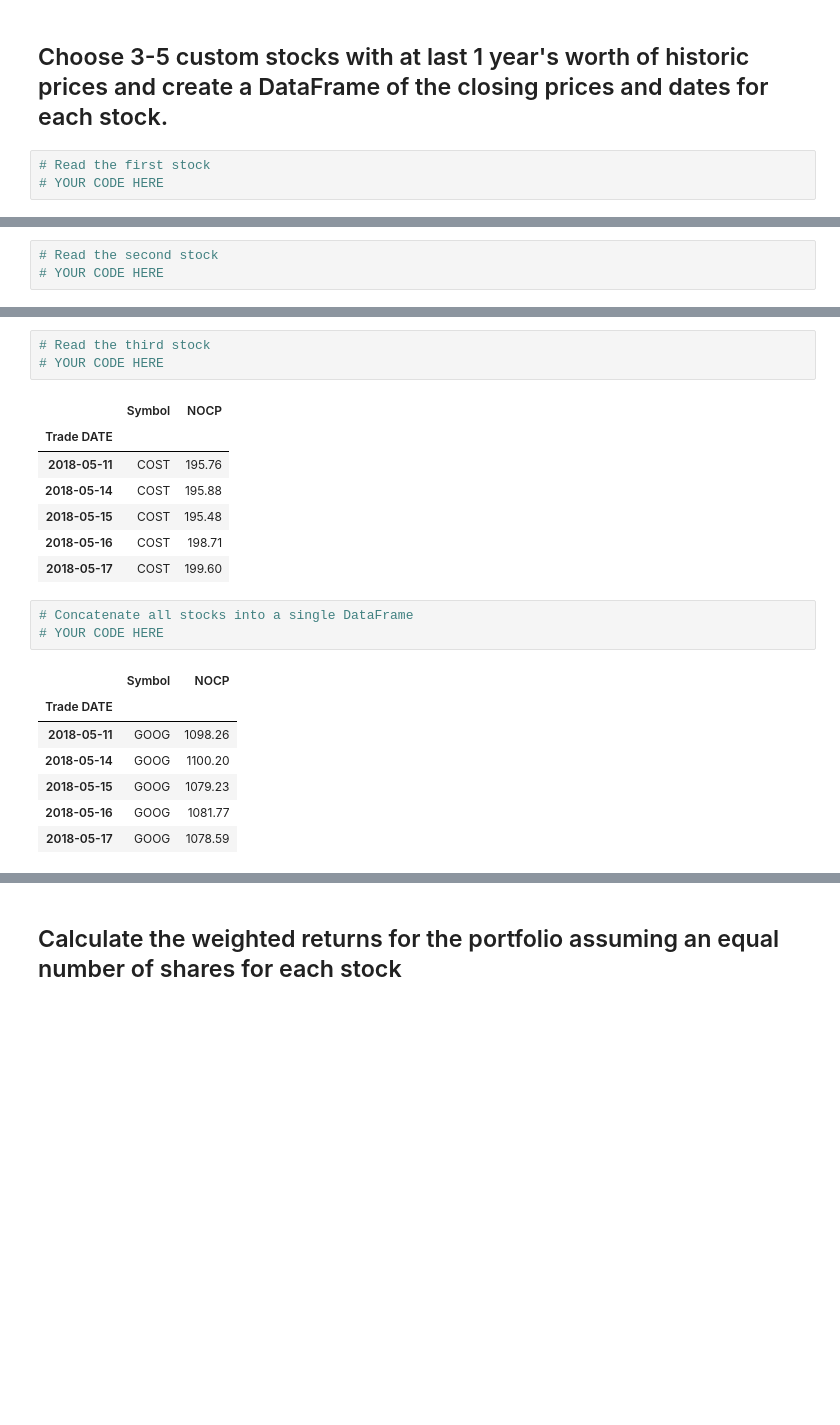
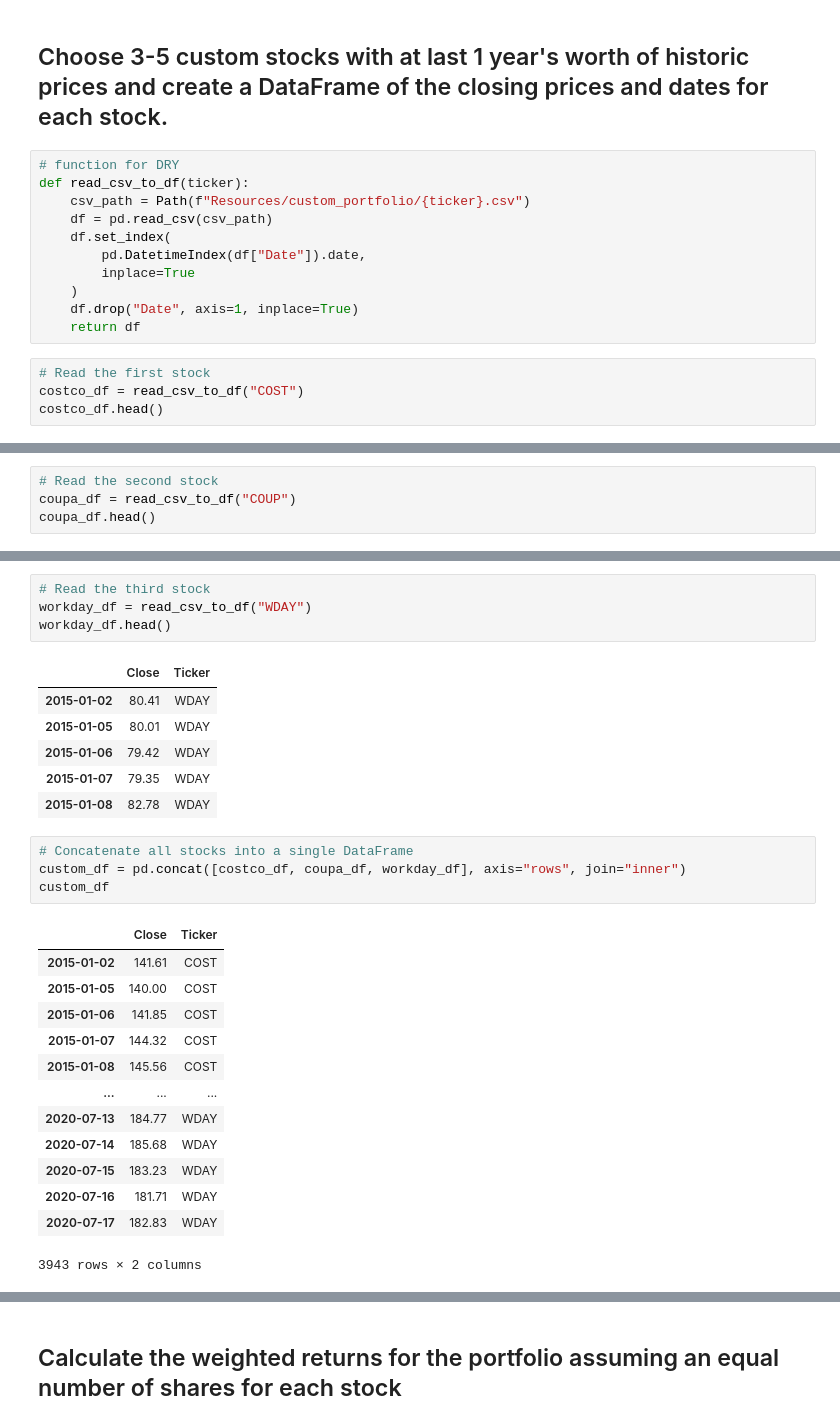
Before and after one commit to klleung72781/fintech_bootcamp, a Jupyter notebook: python-homework/04-Pandas/Instructions/Starter_Code/whale_analysis.ipynb, the cells around one changed output, grey strips where cells are left out. Drawn from its saved outputs; the diff is of its cells as text; blank space fills up the shorter version.

```diff
--- a/python-homework/04-Pandas/Instructions/Starter_Code/whale_analysis.ipynb
+++ b/python-homework/04-Pandas/Instructions/Starter_Code/whale_analysis.ipynb
@@ -379,7 +375,19 @@ In this section, you will build your own portfolio of stocks, calculate the retu
  - The plotted beta.
 # %% [markdown]
 ## Choose 3-5 custom stocks with at last 1 year's worth of historic prices and create a DataFrame of the closing prices and dates for each stock.
+# %%
+# function for DRY
+def read_csv_to_df(ticker):
+    csv_path = Path(f"Resources/custom_portfolio/{ticker}.csv")
+    df = pd.read_csv(csv_path)
+    df.set_index(
+        pd.DatetimeIndex(df["Date"]).date,
+        inplace=True
+    )
+    df.drop("Date", axis=1, inplace=True)
+    return df
 # %%
 # Read the first stock
-# YOUR CODE HERE
+costco_df = read_csv_to_df("COST")
+costco_df.head()
 # %% [output]
@@ -393,4 +400,5 @@ In this section, you will build your own portfolio of stocks, calculate the retu
 # %%
 # Read the second stock
-# YOUR CODE HERE
+coupa_df = read_csv_to_df("COUP")
+coupa_df.head()
 # %% [output]
@@ -404,25 +411,32 @@ In this section, you will build your own portfolio of stocks, calculate the retu
 # %%
 # Read the third stock
-# YOUR CODE HERE
+workday_df = read_csv_to_df("WDAY")
+workday_df.head()
 # %% [output]
-|  | Symbol | NOCP |
-| Trade DATE |  |  |
-| 2018-05-11 | COST | 195.76 |
-| 2018-05-14 | COST | 195.88 |
-| 2018-05-15 | COST | 195.48 |
-| 2018-05-16 | COST | 198.71 |
-| 2018-05-17 | COST | 199.60 |
+|  | Close | Ticker |
+| 2015-01-02 | 80.41 | WDAY |
+| 2015-01-05 | 80.01 | WDAY |
+| 2015-01-06 | 79.42 | WDAY |
+| 2015-01-07 | 79.35 | WDAY |
+| 2015-01-08 | 82.78 | WDAY |
 # %%
 # Concatenate all stocks into a single DataFrame
-# YOUR CODE HERE
+custom_df = pd.concat([costco_df, coupa_df, workday_df], axis="rows", join="inner")
+custom_df
 # %% [output]
-|  | Symbol | NOCP |
-| Trade DATE |  |  |
-| 2018-05-11 | GOOG | 1098.26 |
-| 2018-05-14 | GOOG | 1100.20 |
-| 2018-05-15 | GOOG | 1079.23 |
-| 2018-05-16 | GOOG | 1081.77 |
-| 2018-05-17 | GOOG | 1078.59 |
+|  | Close | Ticker |
+| 2015-01-02 | 141.61 | COST |
+| 2015-01-05 | 140.00 | COST |
+| 2015-01-06 | 141.85 | COST |
+| 2015-01-07 | 144.32 | COST |
+| 2015-01-08 | 145.56 | COST |
+| ... | ... | ... |
+| 2020-07-13 | 184.77 | WDAY |
+| 2020-07-14 | 185.68 | WDAY |
+| 2020-07-15 | 183.23 | WDAY |
+| 2020-07-16 | 181.71 | WDAY |
+| 2020-07-17 | 182.83 | WDAY |
+3943 rows × 2 columns
 # %%
 # Reset the index
 # YOUR CODE HERE
```
Also changed, not shown: parts of 25 cells of this notebook, 5 other files.
